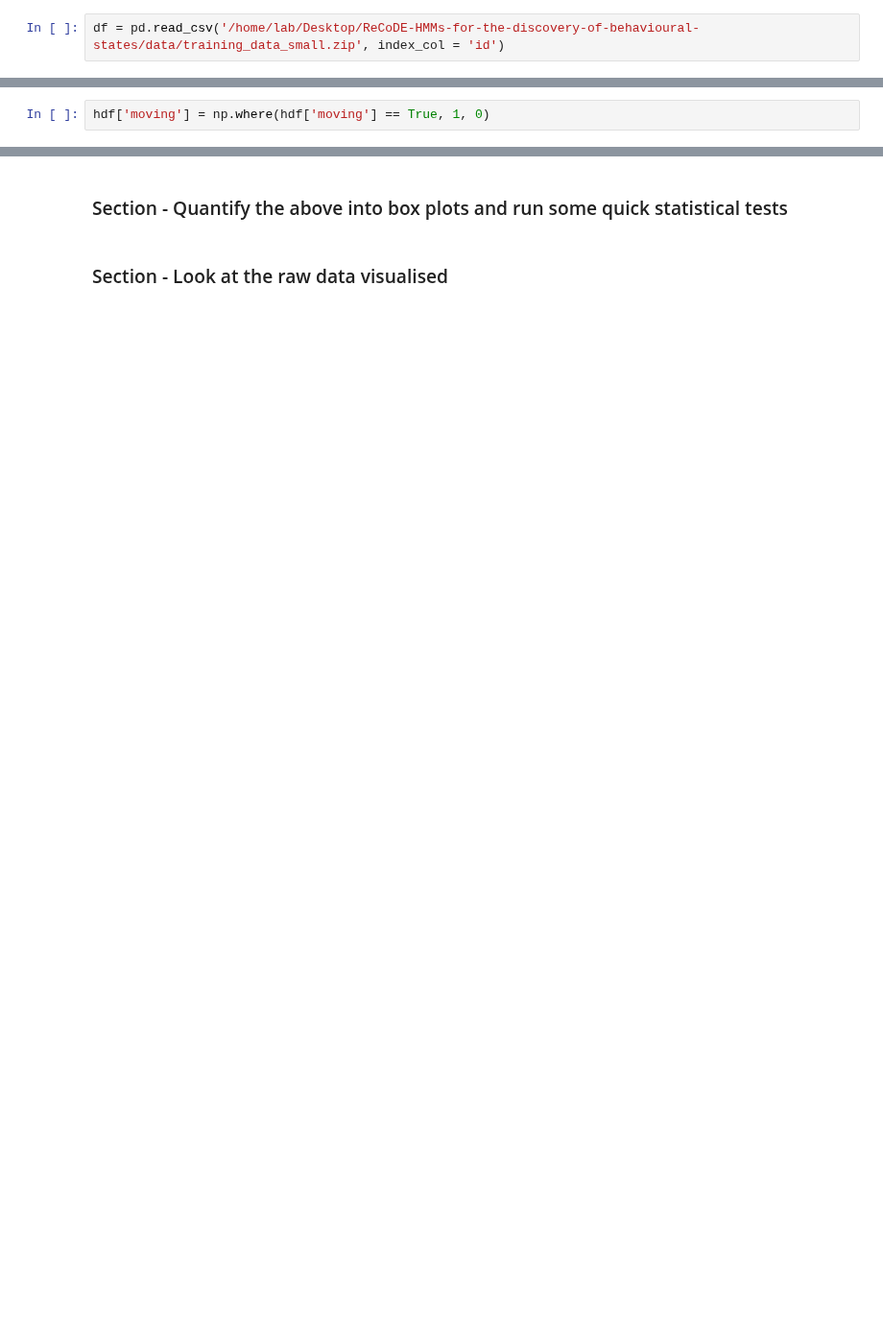
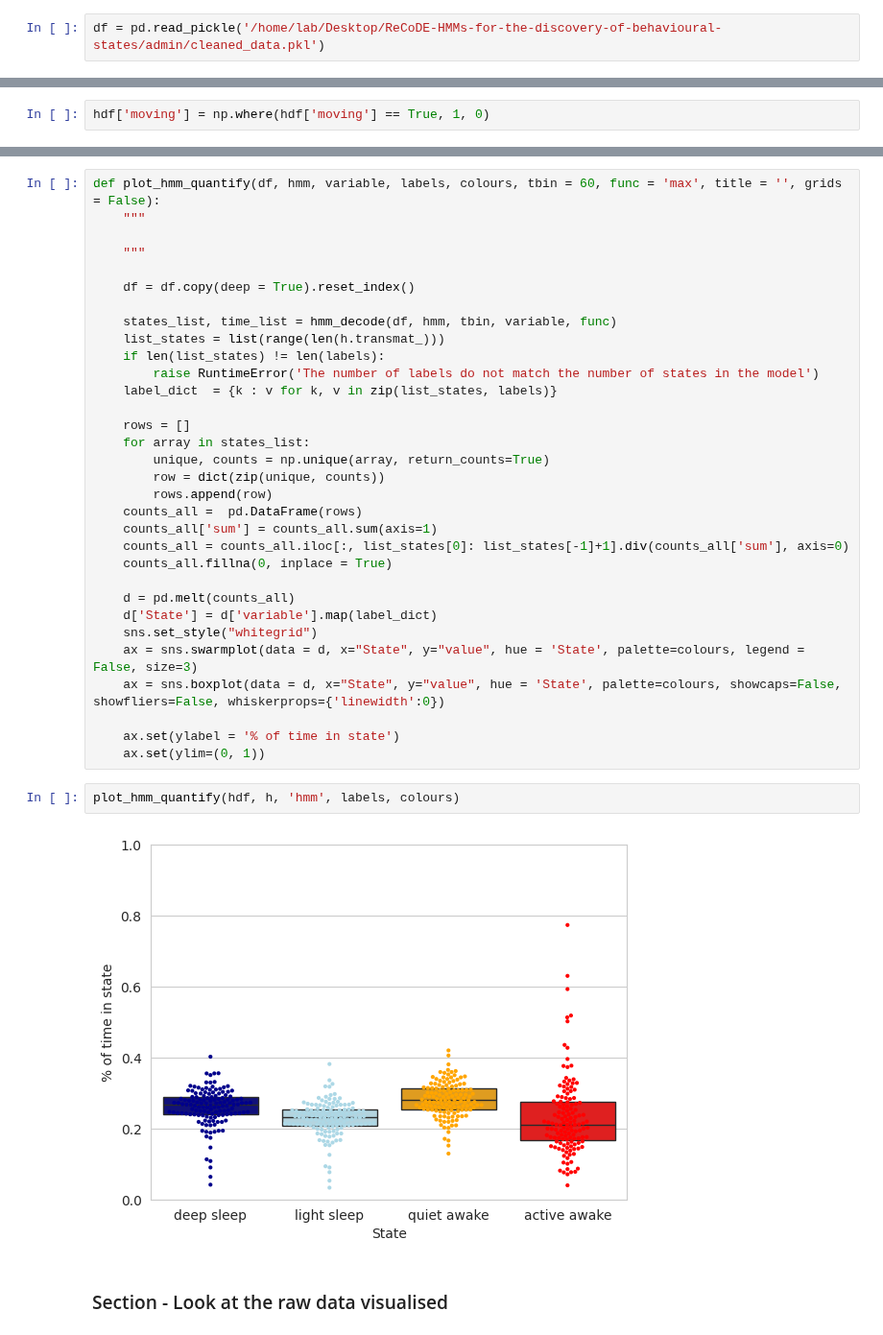
Before and after one commit to ImperialCollegeLondon/ReCoDE-HMMs-for-the-discovery-of-behavioural-states, a Jupyter notebook: notebooks/3_Visualising_the_results.ipynb, the cells around one changed output, grey strips where cells are left out. Shown at 96% size. Saved outputs shown, nothing was run; the diff lists cells and outputs as text; blank space fills up the shorter version.

```diff
--- a/notebooks/3_Visualising_the_results.ipynb
+++ b/notebooks/3_Visualising_the_results.ipynb
@@ -10,7 +10,7 @@ import pickle
 labels = ['deep sleep', 'light sleep', 'quiet awake', 'active awake']
 colours = ['darkblue', 'lightblue', 'orange', 'red']
 # %%
-df = pd.read_csv('/home/lab/Desktop/ReCoDE-HMMs-for-the-discovery-of-behavioural-states/data/training_data_small.zip', index_col = 'id')
+df = pd.read_pickle('/home/lab/Desktop/ReCoDE-HMMs-for-the-discovery-of-behavioural-states/admin/cleaned_data.pkl')
 # %%
 import sys
 
@@ -52,4 +168,38 @@ plt.show()
-# %% [markdown]
-### Section - Quantify the above into box plots and run some quick statistical tests
+# %%
+def plot_hmm_quantify(df, hmm, variable, labels, colours, tbin = 60, func = 'max', title = '', grids = False):
+    """
+
+    """
+
+    df = df.copy(deep = True).reset_index()
+
+    states_list, time_list = hmm_decode(df, hmm, tbin, variable, func)
+    list_states = list(range(len(h.transmat_)))
+    if len(list_states) != len(labels):
+        raise RuntimeError('The number of labels do not match the number of states in the model')
+    label_dict  = {k : v for k, v in zip(list_states, labels)}
+
+    rows = []
+    for array in states_list:
+        unique, counts = np.unique(array, return_counts=True)
+        row = dict(zip(unique, counts))
+        rows.append(row)
+    counts_all =  pd.DataFrame(rows)
+    counts_all['sum'] = counts_all.sum(axis=1)
+    counts_all = counts_all.iloc[:, list_states[0]: list_states[-1]+1].div(counts_all['sum'], axis=0)
+    counts_all.fillna(0, inplace = True)
+
+    d = pd.melt(counts_all)
+    d['State'] = d['variable'].map(label_dict)
+    sns.set_style("whitegrid")
+    ax = sns.swarmplot(data = d, x="State", y="value", hue = 'State', palette=colours, legend = False, size=3)
+    ax = sns.boxplot(data = d, x="State", y="value", hue = 'State', palette=colours, showcaps=False, showfliers=False, whiskerprops={'linewidth':0})
+
+    ax.set(ylabel = '% of time in state')
+    ax.set(ylim=(0, 1))
+# %%
+plot_hmm_quantify(hdf, h, 'hmm', labels, colours)
+# %% [output]
+[figure, added]
 # %% [markdown]
 ### Section - Look at the raw data visualised
```
Also changed, not shown: parts of 9 cells of this notebook, 4 other files.
